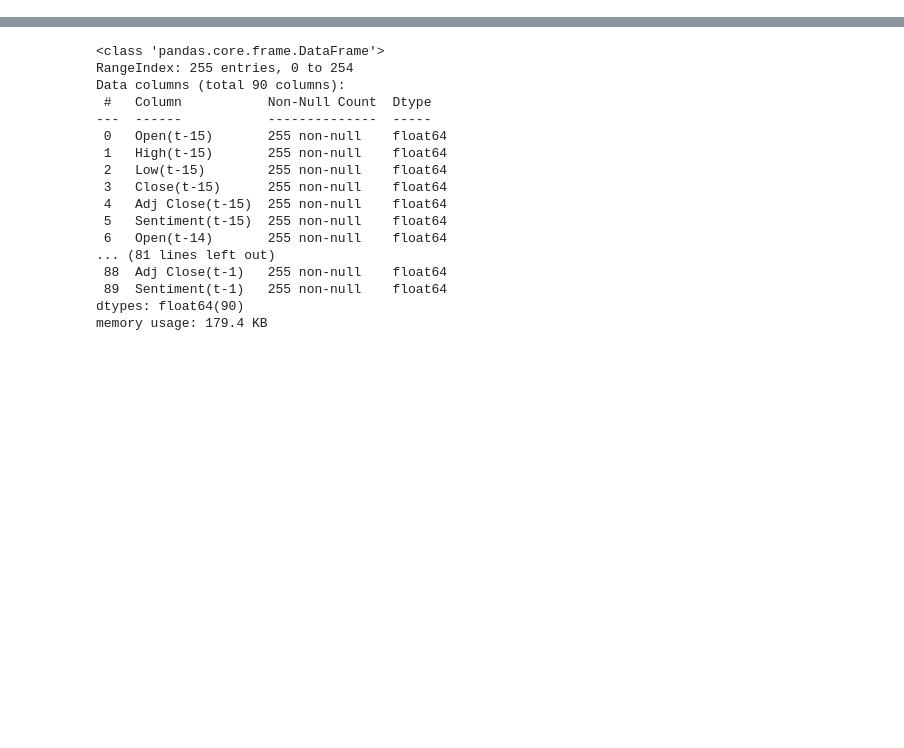
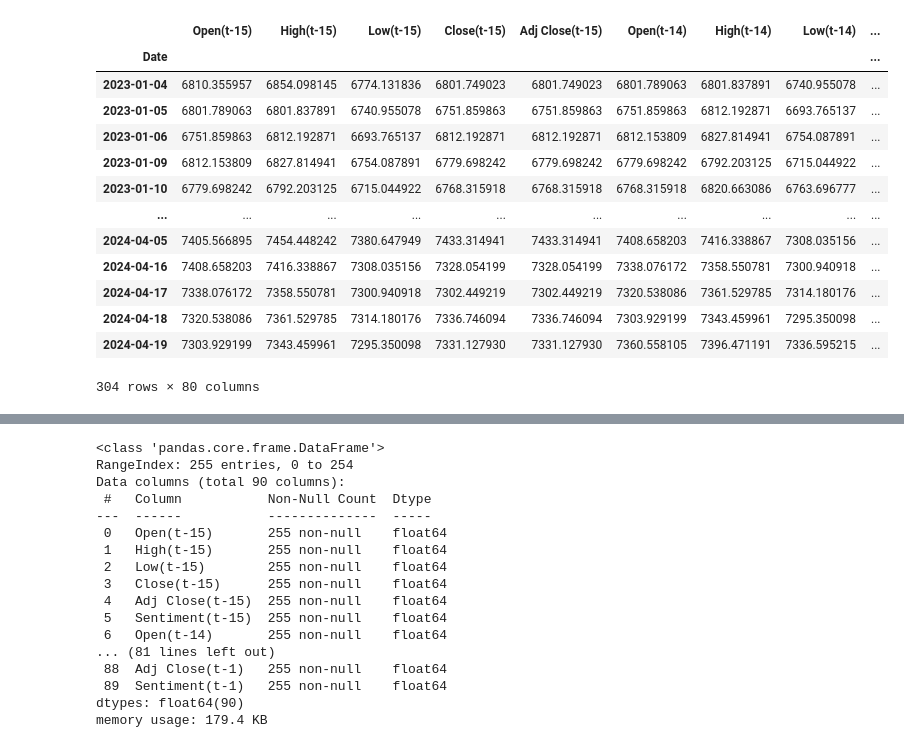
Before and after one commit to zyxn/stock_forecast_sentiment, a Jupyter notebook: notebooks/v1-wdy-svm-sentiment.ipynb, the cells around one changed output, grey strips where cells are left out. Saved outputs shown, nothing was run; the diff lists cells and outputs as text; code cells hidden in the pictures; blank space fills up the shorter version.

```diff
--- a/notebooks/v1-wdy-svm-sentiment.ipynb
+++ b/notebooks/v1-wdy-svm-sentiment.ipynb
@@ -97,5 +127,22 @@ data_supervised = time_series_to_supervised(data, n_in=15, n_out=1, var_names=va
 train_data = data_supervised[:lengh_train]
 validation_data = data_supervised[lengh_train:]
+# %%
+data_supervised
+# %% [output]
+|  | Open(t-15) | High(t-15) | Low(t-15) | Close(t-15) | Adj Close(t-15) | Open(t-14) | High(t-14) | Low(t-14) | ... |
+| Date |  |  |  |  |  |  |  |  | ... |
+| 2023-01-04 | 6810.355957 | 6854.098145 | 6774.131836 | 6801.749023 | 6801.749023 | 6801.789063 | 6801.837891 | 6740.955078 | ... |
+| 2023-01-05 | 6801.789063 | 6801.837891 | 6740.955078 | 6751.859863 | 6751.859863 | 6751.859863 | 6812.192871 | 6693.765137 | ... |
+| 2023-01-06 | 6751.859863 | 6812.192871 | 6693.765137 | 6812.192871 | 6812.192871 | 6812.153809 | 6827.814941 | 6754.087891 | ... |
+| 2023-01-09 | 6812.153809 | 6827.814941 | 6754.087891 | 6779.698242 | 6779.698242 | 6779.698242 | 6792.203125 | 6715.044922 | ... |
+| 2023-01-10 | 6779.698242 | 6792.203125 | 6715.044922 | 6768.315918 | 6768.315918 | 6768.315918 | 6820.663086 | 6763.696777 | ... |
+| ... | ... | ... | ... | ... | ... | ... | ... | ... | ... |
+| 2024-04-05 | 7405.566895 | 7454.448242 | 7380.647949 | 7433.314941 | 7433.314941 | 7408.658203 | 7416.338867 | 7308.035156 | ... |
+| 2024-04-16 | 7408.658203 | 7416.338867 | 7308.035156 | 7328.054199 | 7328.054199 | 7338.076172 | 7358.550781 | 7300.940918 | ... |
+| 2024-04-17 | 7338.076172 | 7358.550781 | 7300.940918 | 7302.449219 | 7302.449219 | 7320.538086 | 7361.529785 | 7314.180176 | ... |
+| 2024-04-18 | 7320.538086 | 7361.529785 | 7314.180176 | 7336.746094 | 7336.746094 | 7303.929199 | 7343.459961 | 7295.350098 | ... |
+| 2024-04-19 | 7303.929199 | 7343.459961 | 7295.350098 | 7331.127930 | 7331.127930 | 7360.558105 | 7396.471191 | 7336.595215 | ... |
+304 rows × 80 columns
 # %%
 from sklearn.preprocessing import MinMaxScaler
 
```
Also changed, not shown: parts of 7 cells of this notebook, 2 other files.
